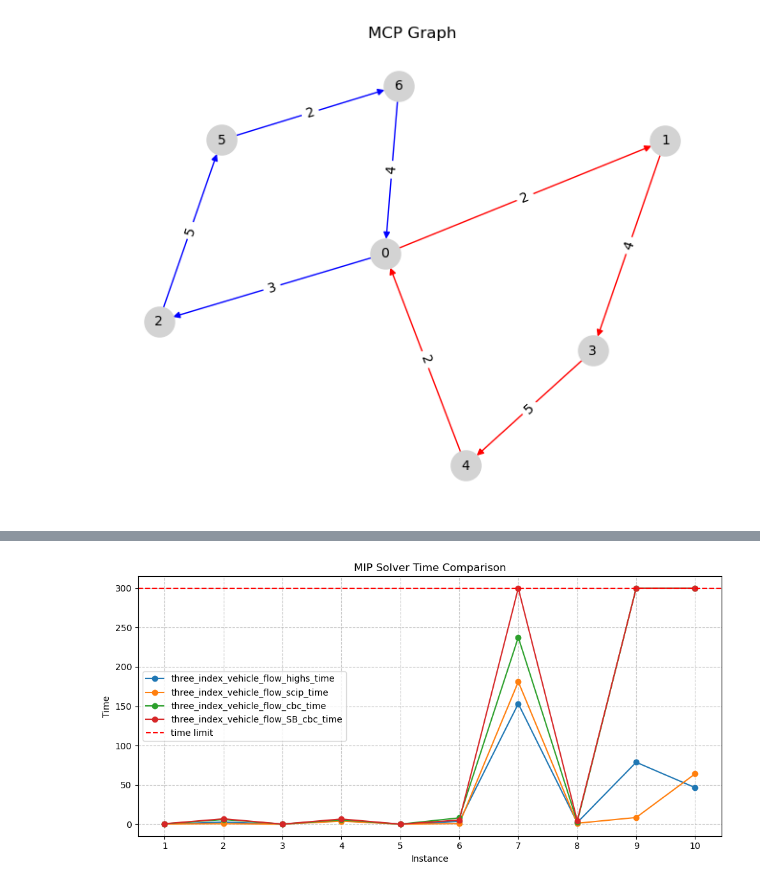
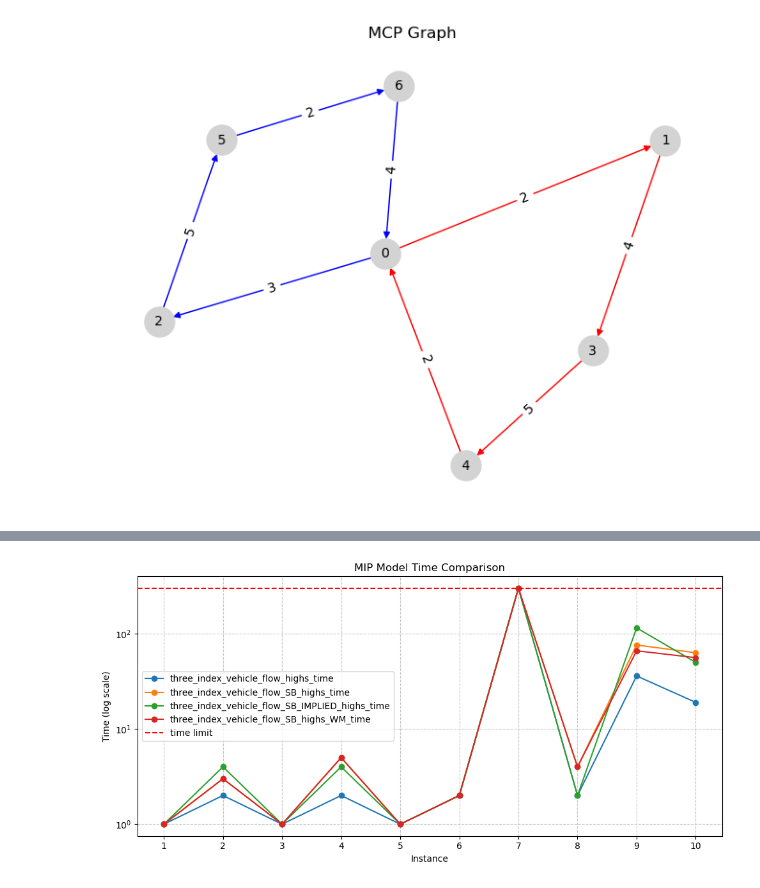
Before and after one commit to alessioarcara/cdmo_project, a Jupyter notebook: mcp_plot.ipynb, the cells around one changed output, grey strips where cells are left out. Saved outputs shown, nothing was run; the diff lists cells and outputs as text; code cells hidden in the pictures.

Commit message:
Added GCG solve and comparison plots

```diff
--- a/mcp_plot.ipynb
+++ b/mcp_plot.ipynb
@@ -105,19 +123,32 @@ ID & HIGHS & SCIP & CBC & CBC_SB \\
 \end{tabular}
 # %%
-time_columns = [col for col in df.columns if 'time' in col]
-ax = df.head(10).plot(x='ID', y=time_columns, figsize=(10, 5), marker='o')
-ax.axhline(y=300, color='red', linestyle='--', linewidth=1.5, label='time limit')
+def plot_mip_solver_time_comparison(df, columns, filename, plot_title="MIP Solver Time Comparison"):
+    df_copy = df.head(10).copy()
 
-ax.set_title("MIP Solver Time Comparison")
-ax.set_xlabel("Instance")
-ax.set_ylabel("Time")
+    for col in columns:
+        df_copy[col] = df_copy[col].replace(0, 1)
 
-ax.set_xticks(df['ID'].head(10))
+    ax = df_copy.head(10).plot(x='ID', y=columns, figsize=(10, 5), marker='o')
+    ax.axhline(y=300, color='red', linestyle='--', linewidth=1.5, label='time limit')
 
-ax.legend()
-ax.grid(True, which='both', linestyle='--', linewidth=0.8, alpha=0.7)
+    plt.title(plot_title)
+    ax.set_xlabel("Instance")
+    ax.set_ylabel("Time (log scale)")
 
-plt.tight_layout()
-plt.savefig('./images/test.pdf', dpi=300)
+    ax.set_xticks(df['ID'].head(10))
+    ax.set_yscale('log')
+
+    ax.legend()
+    ax.minorticks_off()
+    ax.grid(True, which='both', linestyle='--', linewidth=0.8, alpha=0.7)
+
+    plt.tight_layout()
+    plt.savefig(f'./images/{filename}.pdf', dpi=300)
-# %% [output]
-[figure, removed]
+# %%
+time_columns = [col for col in df.columns if 'time' in col]
+highs_columns = [col for col in time_columns if 'highs' in col]
+non_highs_columns = [col for col in time_columns if 'highs' not in col] + ['three_index_vehicle_flow_highs_time']
+# %%
+plot_mip_solver_time_comparison(df, highs_columns, "mip_model_comparison", "MIP Model Time Comparison")
+# %% [output]
+[figure, added]
```
Also changed, not shown: parts of 2 cells of this notebook, 14 other files.
